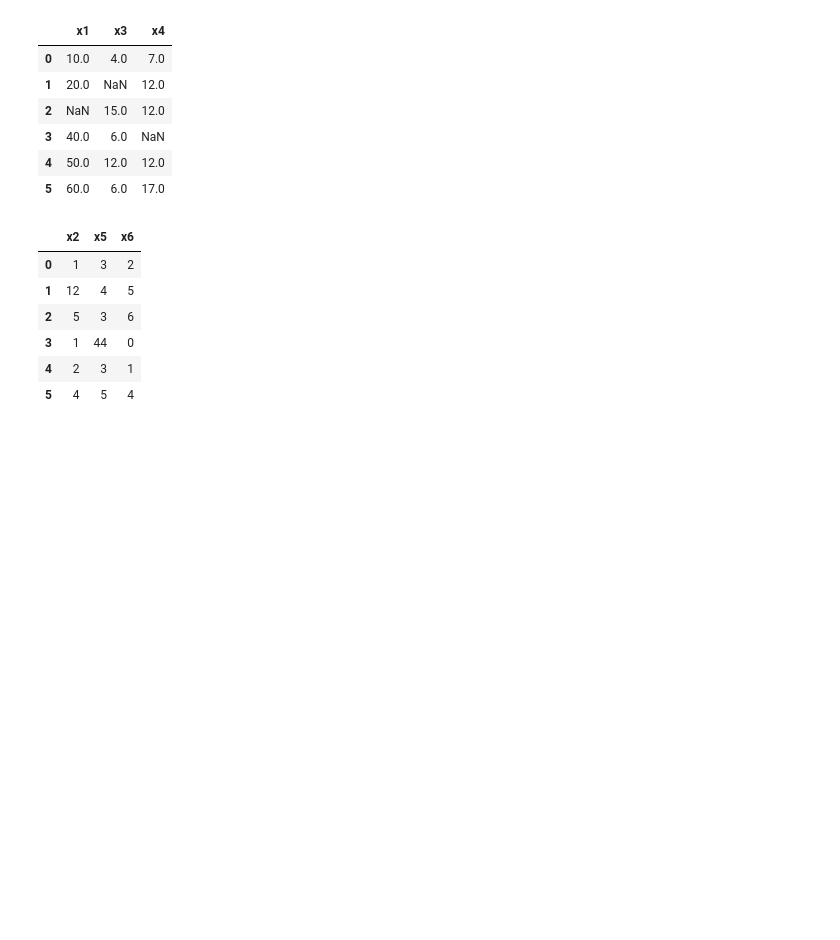
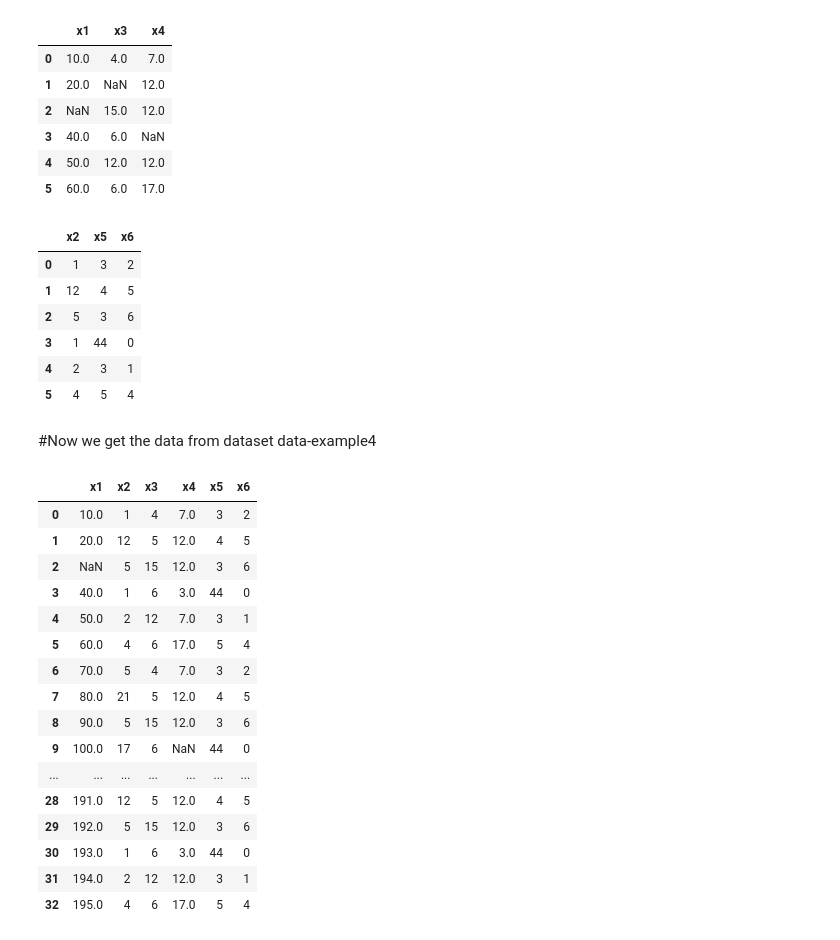
Before and after one commit to MoazzemhossainMoazz/EDGE_AI, a Jupyter notebook: Data_Preprocessing.ipynb, the cells around one changed output. Drawn from its saved outputs; the diff is of its cells as text; code cells hidden in the pictures; blank space fills up the shorter version.

Commit message:
data preprocessing from data-example4

```diff
--- a/Data_Preprocessing.ipynb
+++ b/Data_Preprocessing.ipynb
@@ -143,3 +143,27 @@ data[cols_without_nan]
 | 3 | 1 | 44 | 0 |
 | 4 | 2 | 3 | 1 |
 | 5 | 4 | 5 | 4 |
+# %% [markdown]
+#Now we get the data from dataset data-example4
+# %%
+data = pd.read_csv('/content/data-example4.csv')
+# %%
+data
+# %% [output]
+|  | x1 | x2 | x3 | x4 | x5 | x6 |
+| 0 | 10.0 | 1 | 4 | 7.0 | 3 | 2 |
+| 1 | 20.0 | 12 | 5 | 12.0 | 4 | 5 |
+| 2 | NaN | 5 | 15 | 12.0 | 3 | 6 |
+| 3 | 40.0 | 1 | 6 | 3.0 | 44 | 0 |
+| 4 | 50.0 | 2 | 12 | 7.0 | 3 | 1 |
+| 5 | 60.0 | 4 | 6 | 17.0 | 5 | 4 |
+| 6 | 70.0 | 5 | 4 | 7.0 | 3 | 2 |
+| 7 | 80.0 | 21 | 5 | 12.0 | 4 | 5 |
+| 8 | 90.0 | 5 | 15 | 12.0 | 3 | 6 |
+| 9 | 100.0 | 17 | 6 | NaN | 44 | 0 |
+| ... | ... | ... | ... | ... | ... | ... |
+| 28 | 191.0 | 12 | 5 | 12.0 | 4 | 5 |
+| 29 | 192.0 | 5 | 15 | 12.0 | 3 | 6 |
+| 30 | 193.0 | 1 | 6 | 3.0 | 44 | 0 |
+| 31 | 194.0 | 2 | 12 | 12.0 | 3 | 1 |
+| 32 | 195.0 | 4 | 6 | 17.0 | 5 | 4 |
```
Also changed, not shown: parts of 6 cells of this notebook.
